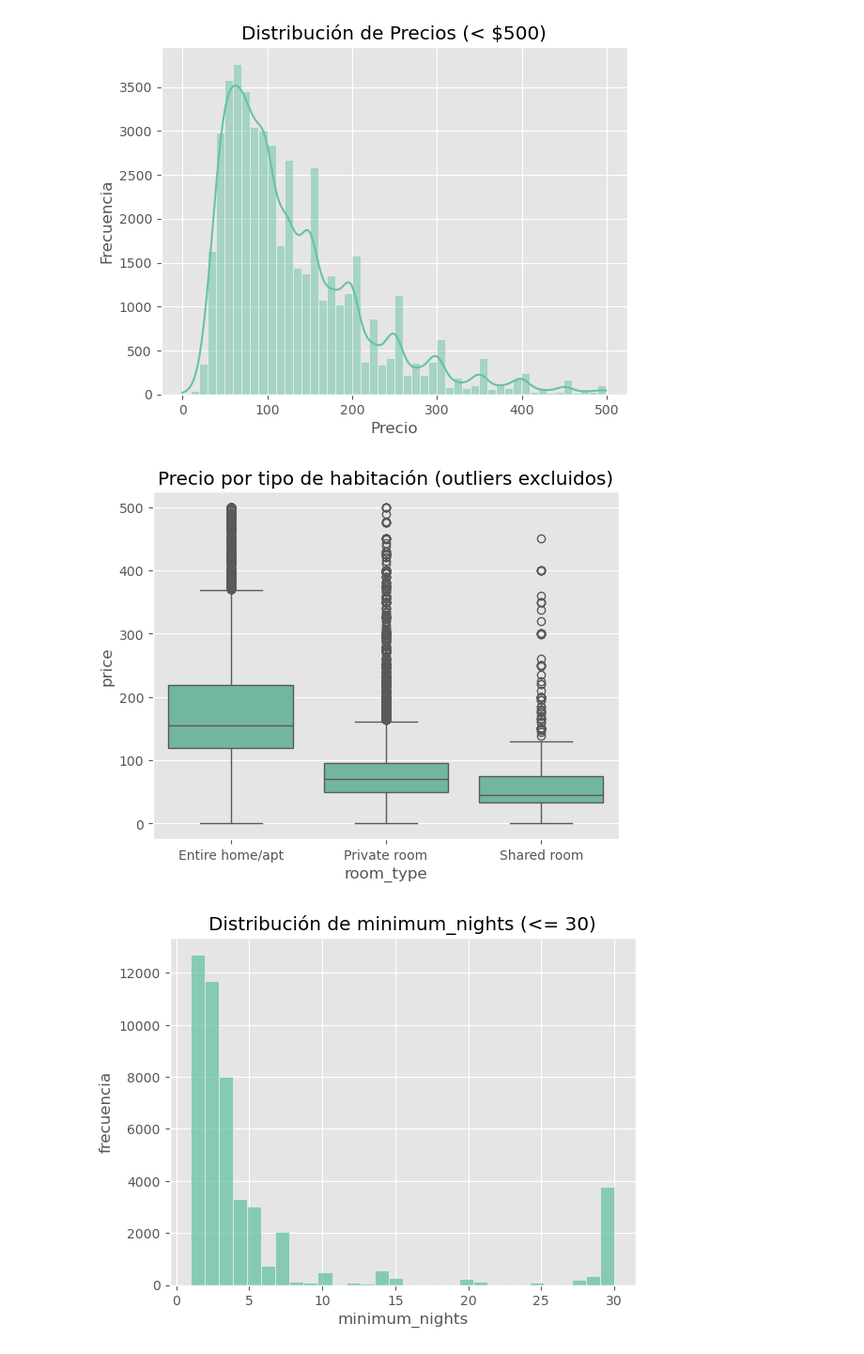
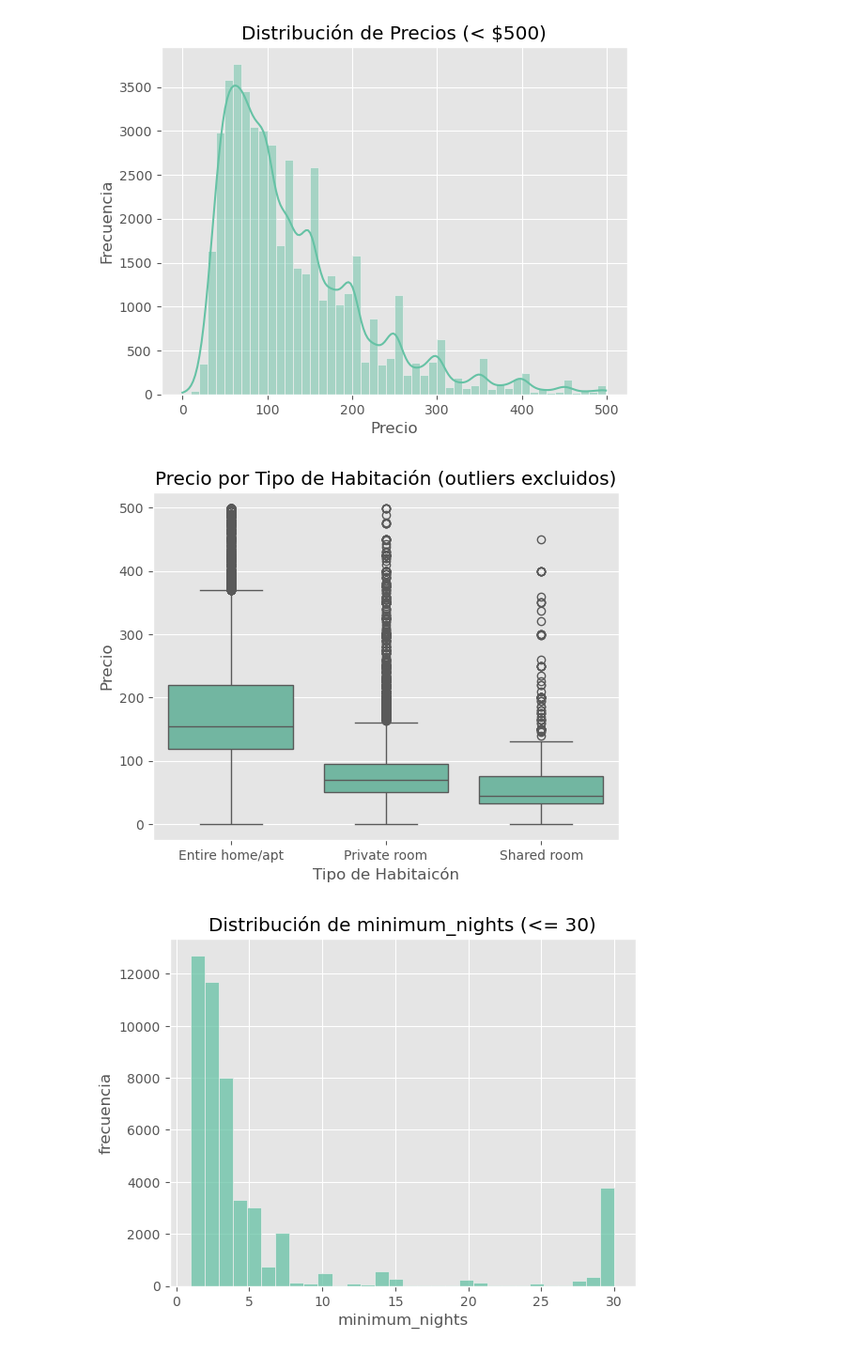
Before and after one commit to Vikktor93/airbnb-EDA-datalab, a Jupyter notebook: 001_EDA.ipynb, the cells around one changed output. Shown at 94% size. Saved outputs shown, nothing was run; the diff lists cells and outputs as text; code cells hidden in the pictures.

```diff
--- a/001_EDA.ipynb
+++ b/001_EDA.ipynb
@@ -236,12 +236,14 @@ plt.show()
 # %%
 # Boxplot de precio por tipo de habitación (cap a 500 para legibilidad)
 sns.boxplot(data=df_clean[df_clean["price"] < 500], x="room_type", y="price",
             order=df_clean["room_type"].value_counts().index)
-plt.title("Precio por tipo de habitación (outliers excluidos)")
-plt.xlabel("room_type"); plt.ylabel("price")
+plt.title("Precio por Tipo de Habitación (outliers excluidos)")
+plt.xlabel("Tipo de Habitaicón")
+plt.ylabel("Precio")
+plt.savefig("output/boxplot_precios.png", dpi=300, bbox_inches="tight")
 plt.show()
 # %% [output]
-[figure, old version]
+[figure, new version]
 # %%
 # Distribución de minimum_nights (cap a 30)
 sns.histplot(df_clean.loc[df_clean["minimum_nights"] <= 30, "minimum_nights"], bins=30, kde=False)
```
Also changed, not shown: 1 other file.
